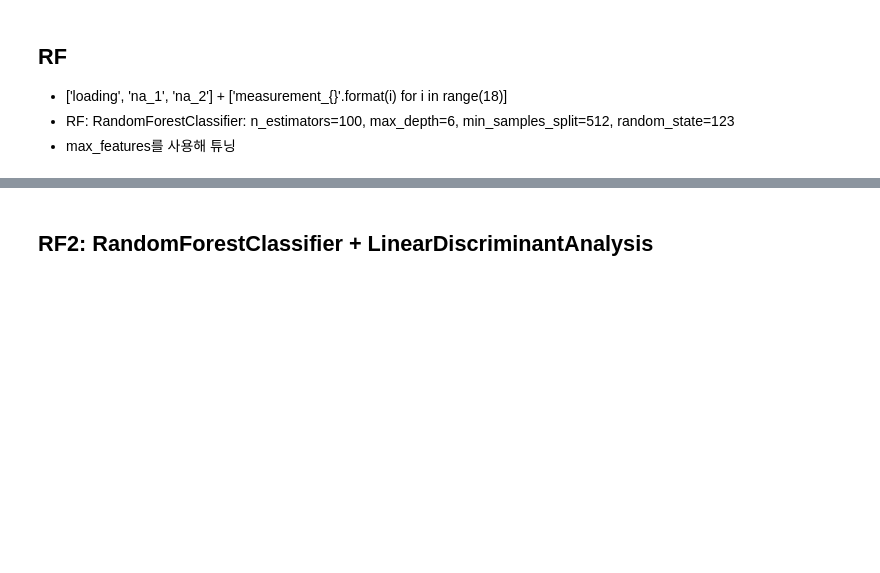
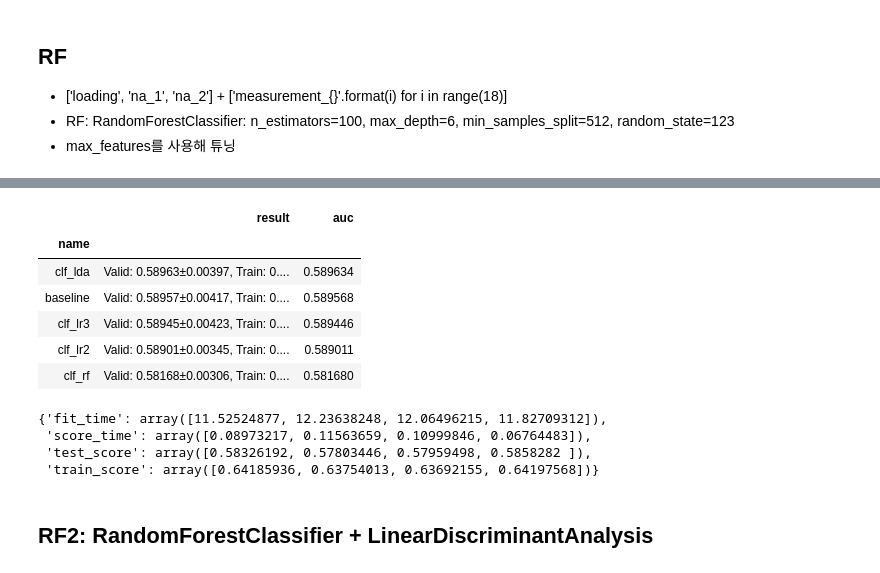
Before and after one commit to sunkusun9/DS_lv3_2509_1, a Jupyter notebook: sec_ds_lv3_prob1_kaggle.ipynb, the cells around one changed output, grey strips where cells are left out. Cells and saved outputs as stored; diff of their text form; code cells hidden in the pictures; blank space fills up the shorter version.

```diff
--- a/sec_ds_lv3_prob1_kaggle.ipynb
+++ b/sec_ds_lv3_prob1_kaggle.ipynb
@@ -241,3 +465,28 @@ LDA + Baseline
+# %%
+from sklearn.ensemble import RandomForestClassifier
+
+ct = ColumnTransformer([
+    ('pt', 'passthrough', ['loading', 'na_1', 'na_2'] + ['measurement_{}'.format(i) for i in range(18)])
+])
+clf_rf = make_pipeline(
+    ct, RandomForestClassifier(
+        n_estimators=100, max_depth=6, min_samples_split=512, random_state=123, max_features = 0.75
+    )
+)
+
+eval_model('clf_rf', clf_rf)
+# %% [output]
+|  | result | auc |
+| name |  |  |
+| clf_lda | Valid: 0.58963±0.00397, Train: 0.... | 0.589634 |
+| baseline | Valid: 0.58957±0.00417, Train: 0.... | 0.589568 |
+| clf_lr3 | Valid: 0.58945±0.00423, Train: 0.... | 0.589446 |
+| clf_lr2 | Valid: 0.58901±0.00345, Train: 0.... | 0.589011 |
+| clf_rf | Valid: 0.58168±0.00306, Train: 0.... | 0.581680 |
+{'fit_time': array([11.52524877, 12.23638248, 12.06496215, 11.82709312]),
+ 'score_time': array([0.08973217, 0.11563659, 0.10999846, 0.06764483]),
+ 'test_score': array([0.58326192, 0.57803446, 0.57959498, 0.5858282 ]),
+ 'train_score': array([0.64185936, 0.63754013, 0.63692155, 0.64197568])}
 # %% [markdown]
 ## RF2: RandomForestClassifier + LinearDiscriminantAnalysis
 # %% [markdown]
```
Also changed, not shown: parts of 29 cells of this notebook.
